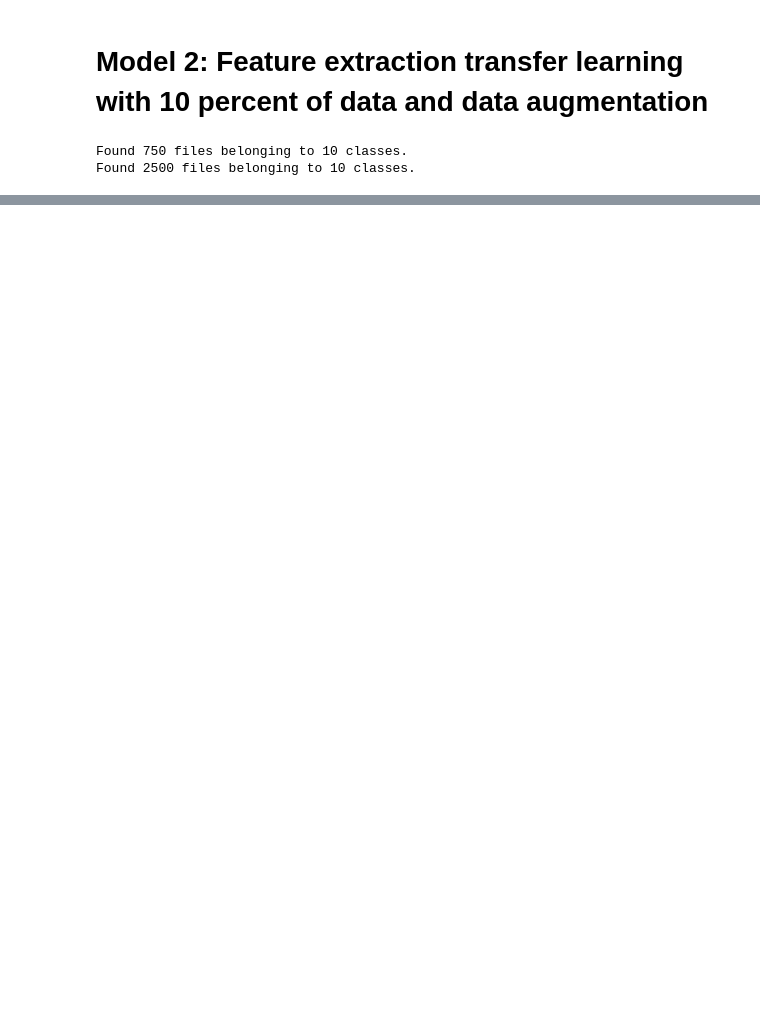
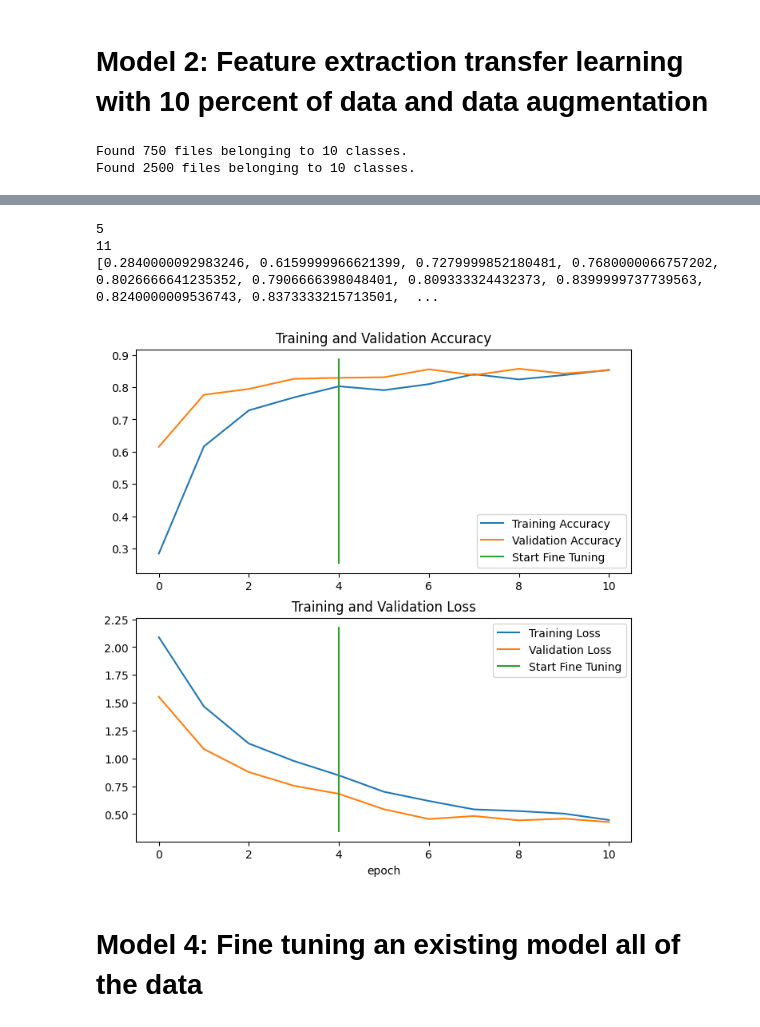
Before and after one commit to databyhuseyn/DeepLearning, a Jupyter notebook: Transfer_Learning_in_Tensorflow_part_2_fine_tuning.ipynb, the cells around one changed output, grey strips where cells are left out. Saved outputs shown, nothing was run; the diff lists cells and outputs as text; code cells hidden in the pictures; blank space fills up the shorter version.

```diff
--- a/Transfer_Learning_in_Tensorflow_part_2_fine_tuning.ipynb
+++ b/Transfer_Learning_in_Tensorflow_part_2_fine_tuning.ipynb
@@ -474,0 +551,4 @@ Epoch 5/5
+# %%
+# Load in saved model weights and evaluate model
+model_2.load_weights(checkpoint_path)
+loaded_weights_model_result = model_2.evaluate(test_data)
@@ -474,0 +628,12 @@ Epoch 5/5
+# %%
+# Make all the layers in model_2_base_model trainable                 # make learning rate as small as you can in order to not spoil weights of previous model
+model_2_base_model.trainable = True
+
+# Freeze all layers except for the last 10
+for layer in model_2_base_model.layers[:-10]:
+  layer.trainable = False
+
+# Recompile the whole model (always recompile after any adjustment to a model)
+model_2.compile(loss='categorical_crossentropy',
+                optimizer=tf.keras.optimizers.Adam(learning_rate=1e-4),   # lr is 10x lower than before for fine tuning
+                metrics=['accuracy'])
@@ -474,0 +665,11 @@ Epoch 5/5
+# %%
+# Fine tune for another 5 epochs
+fine_tune_epochs = initial_epochs + 5
+
+# Refit the model (same as model_2 except with mode trainable layers)
+history_fine_10_percent_data_aug = model_2.fit(train_data_10_percent,
+                                               epochs = fine_tune_epochs,
+                                               validation_data=test_data,
+                                               initial_epoch = history_10_percent_data_aug.epoch[-1], # start from previous last epoch
+                                               validation_steps = int(0.25 * len(test_data)),
+                                               )
@@ -474,0 +732,11 @@ Epoch 5/5
+# %%
+compare_historys(original_history = history_10_percent_data_aug,
+                 new_history = history_fine_10_percent_data_aug,
+                 initial_epochs=5)
+# %% [output]
+5
+11
+[0.2840000092983246, 0.6159999966621399, 0.7279999852180481, 0.7680000066757202, 0.8026666641235352, 0.7906666398048401, 0.809333324432373, 0.8399999737739563, 0.8240000009536743, 0.8373333215713501,  ...
+[figure, added]
+# %% [markdown]
+# Model 4: Fine tuning an existing model all of the data
```
Also changed, not shown: parts of 52 cells of this notebook.
